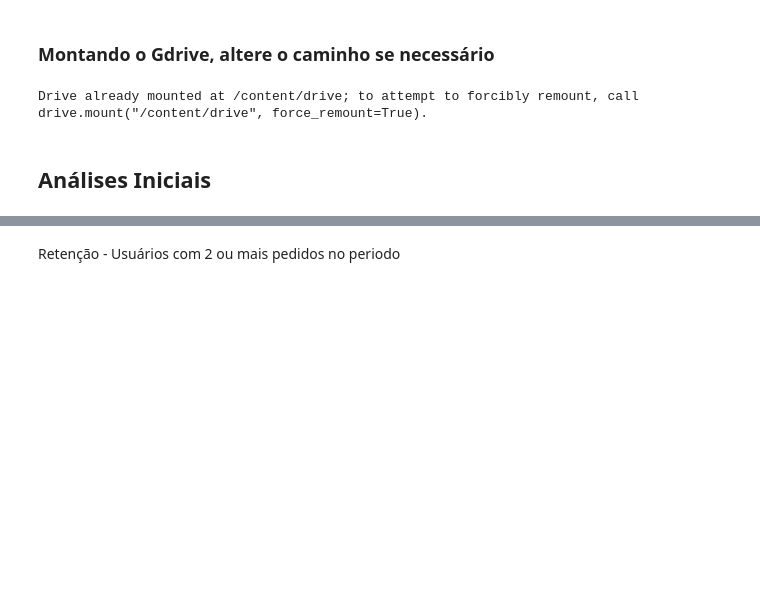
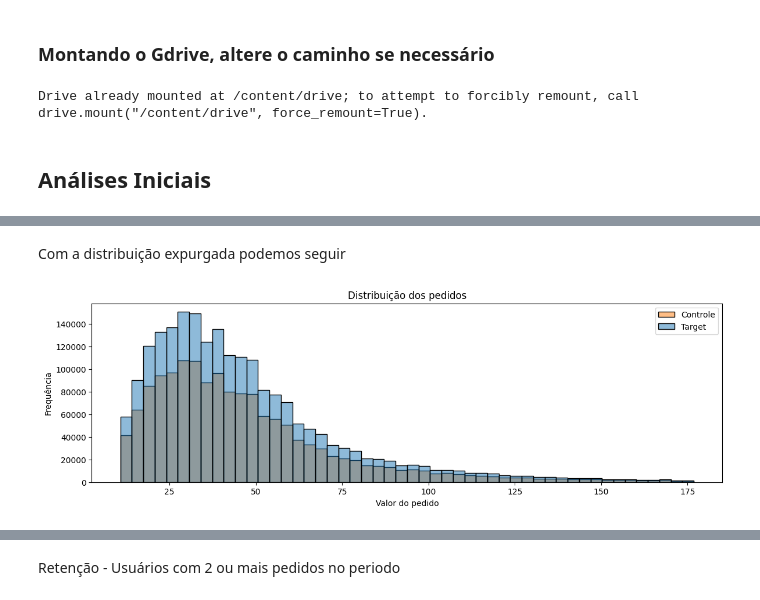
Before and after one commit to RonneyPetras/ifood-data-analysis-case, a Jupyter notebook: 02_ab_test_analysis.ipynb, the cells around one changed output, grey strips where cells are left out. Saved outputs shown, nothing was run; the diff lists cells and outputs as text; code cells hidden in the pictures; blank space fills up the shorter version.

```diff
--- a/02_ab_test_analysis.ipynb
+++ b/02_ab_test_analysis.ipynb
@@ -37,0 +80,12 @@ df_pedidos_ab_teste.head()
+# %% [markdown]
+Com a distribuição expurgada podemos seguir
+# %%
+plt.figure(figsize=(14, 4))
+sns.histplot(data=df_expurgado, x='order_total_amount', hue='is_target', bins=50)
+plt.title('Distribuição dos pedidos')
+plt.xlabel('Valor do pedido')
+plt.ylabel('Frequência')
+plt.legend(labels=['Controle', 'Target'])
+plt.show()
+# %% [output]
+[figure, added]
```
Also changed, not shown: parts of 34 cells of this notebook.
